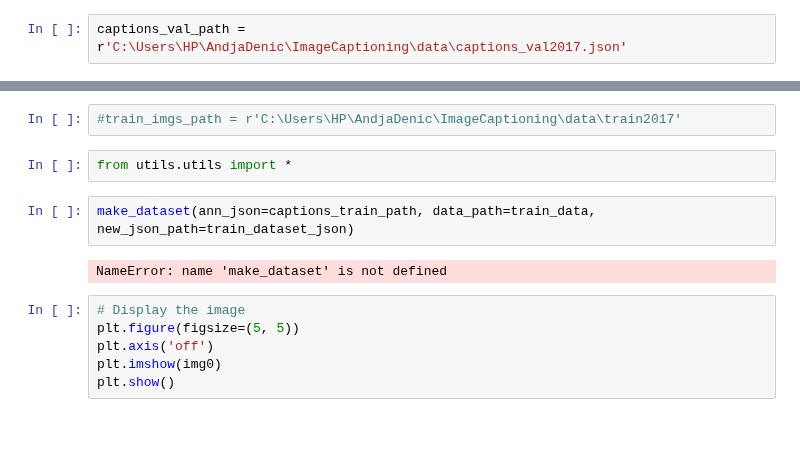
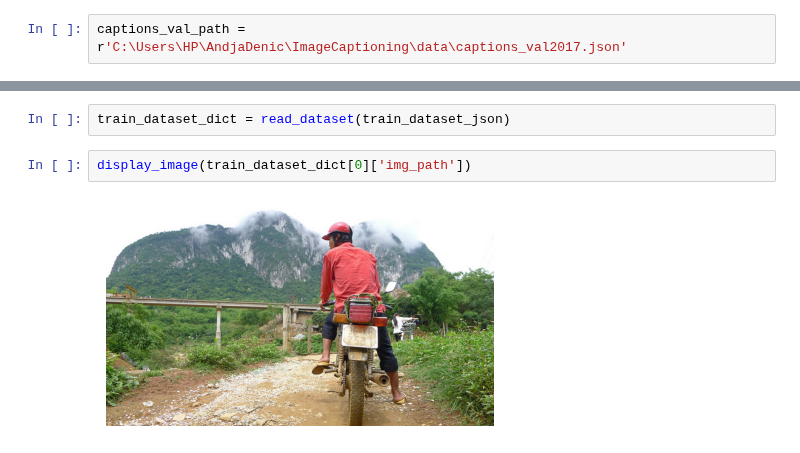
Before and after one commit to andjadenic/ImageCaptioning, a Jupyter notebook: EDA/EDA.ipynb, the cells around one changed output, grey strips where cells are left out. Cells and saved outputs as stored; diff of their text form.

```diff
--- a/EDA/EDA.ipynb
+++ b/EDA/EDA.ipynb
@@ -158,14 +157,6 @@ train_ann['images'][0]
-# %%
-#train_imgs_path = r'C:\Users\HP\AndjaDenic\ImageCaptioning\data\train2017'
-# %%
-from utils.utils import *
-# %%
-make_dataset(ann_json=captions_train_path, data_path=train_data, new_json_path=train_dataset_json)
-# %% [output]
-NameError: name 'make_dataset' is not defined
-# %%
-# Display the image
-plt.figure(figsize=(5, 5))
-plt.axis('off')
-plt.imshow(img0)
-plt.show()
+# %%
+train_dataset_dict = read_dataset(train_dataset_json)
+# %%
+display_image(train_dataset_dict[0]['img_path'])
+# %% [output]
+[figure, added]
```
Also changed, not shown: parts of 21 cells of this notebook, 7 other files.
